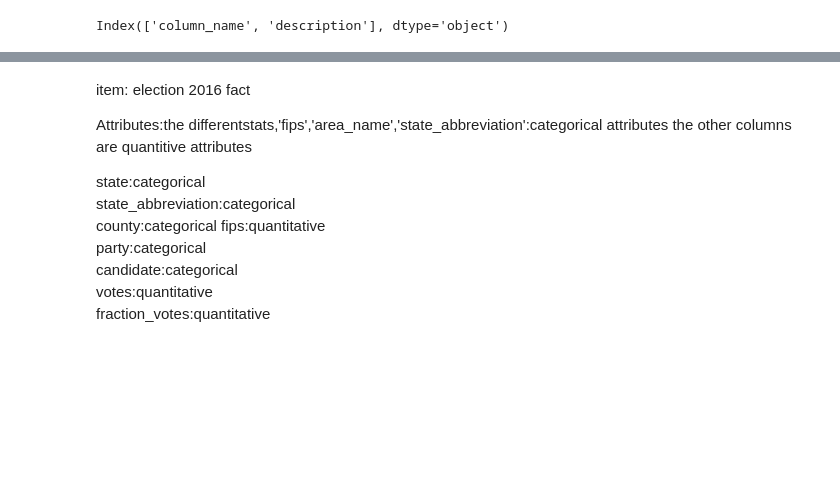
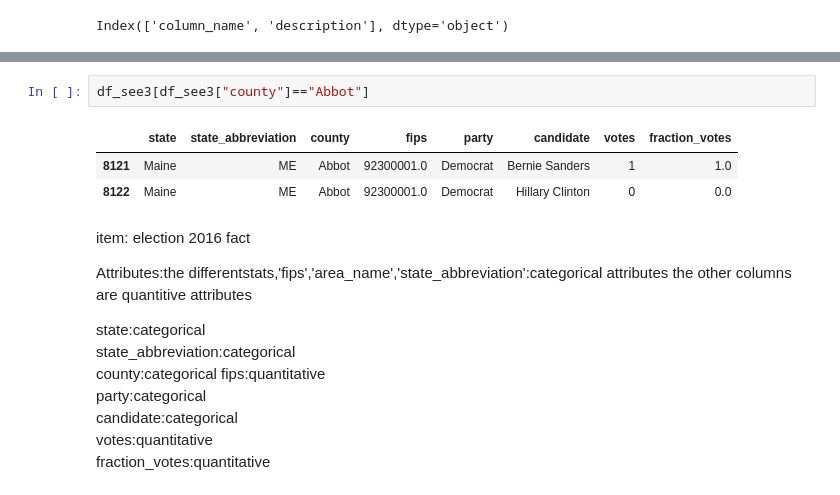
Before and after one commit to alexfcub/Presentation-And-Visualization, a Jupyter notebook: see_the_dataset_exercise.ipynb, the cells around one changed output, grey strips where cells are left out. Saved outputs shown, nothing was run; the diff lists cells and outputs as text; blank space fills up the shorter version.

```diff
--- a/see_the_dataset_exercise.ipynb
+++ b/see_the_dataset_exercise.ipynb
@@ -94,3 +73,9 @@ df_see3
+# %%
+df_see3[df_see3["county"]=="Abbot"]
+# %% [output]
+|  | state | state_abbreviation | county | fips | party | candidate | votes | fraction_votes |
+| 8121 | Maine | ME | Abbot | 92300001.0 | Democrat | Bernie Sanders | 1 | 1.0 |
+| 8122 | Maine | ME | Abbot | 92300001.0 | Democrat | Hillary Clinton | 0 | 0.0 |
 # %% [markdown]
 item: election 2016 fact
 
```
Also changed, not shown: parts of 12 cells of this notebook.
